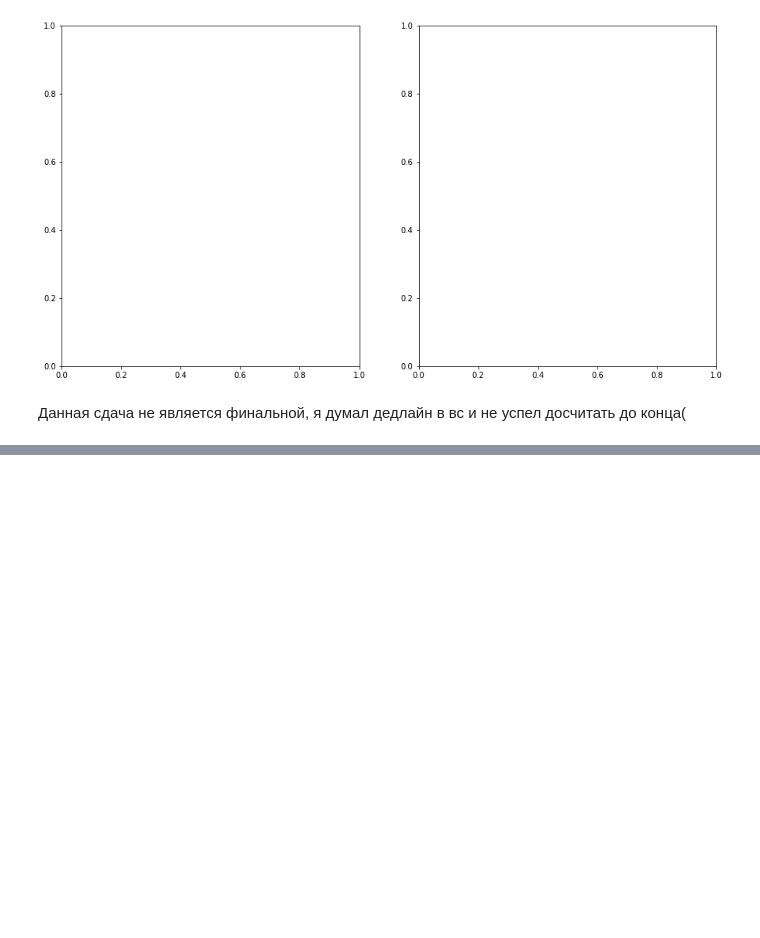
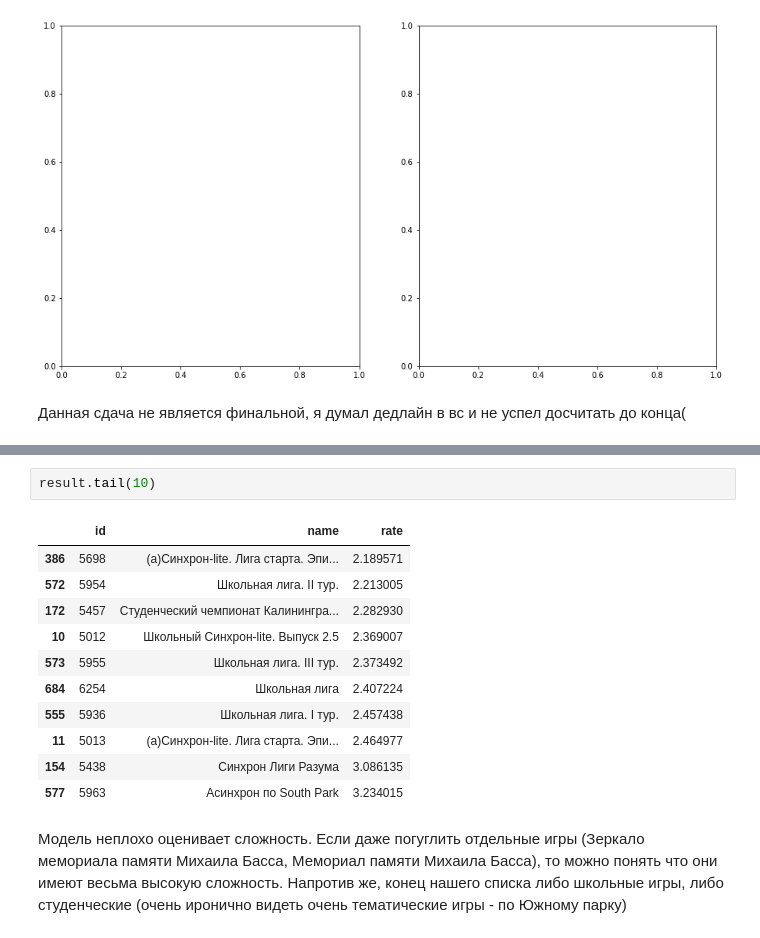
Before and after one commit to Volodimirich/Advance_ML, a Jupyter notebook: task2/Shaposhnikov_Vladimir.ipynb, the cells around one changed output, grey strips where cells are left out. Drawn from its saved outputs; the diff is of its cells as text; blank space fills up the shorter version.

```diff
--- a/task2/Shaposhnikov_Vladimir.ipynb
+++ b/task2/Shaposhnikov_Vladimir.ipynb
@@ -410,0 +459,16 @@ KeyboardInterrupt:
+# %%
+result.tail(10)
+# %% [output]
+|  | id | name | rate |
+| 386 | 5698 | (а)Синхрон-lite. Лига старта. Эпи... | 2.189571 |
+| 572 | 5954 | Школьная лига. II тур. | 2.213005 |
+| 172 | 5457 | Студенческий чемпионат Калинингра... | 2.282930 |
+| 10 | 5012 | Школьный Синхрон-lite. Выпуск 2.5 | 2.369007 |
+| 573 | 5955 | Школьная лига. III тур. | 2.373492 |
+| 684 | 6254 | Школьная лига | 2.407224 |
+| 555 | 5936 | Школьная лига. I тур. | 2.457438 |
+| 11 | 5013 | (а)Синхрон-lite. Лига старта. Эпи... | 2.464977 |
+| 154 | 5438 | Синхрон Лиги Разума | 3.086135 |
+| 577 | 5963 | Асинхрон по South Park | 3.234015 |
+# %% [markdown]
+Модель неплохо оценивает сложность. Если даже погуглить отдельные игры (Зеркало мемориала памяти Михаила Басса, Мемориал памяти Михаила Басса), то можно понять что они имеют весьма высокую сложность. Напротив же, конец нашего списка либо школьные игры, либо студенческие (очень иронично видеть очень тематические игры - по Южному парку)
```
Also changed, not shown: parts of 16 cells of this notebook, 2 other files.
